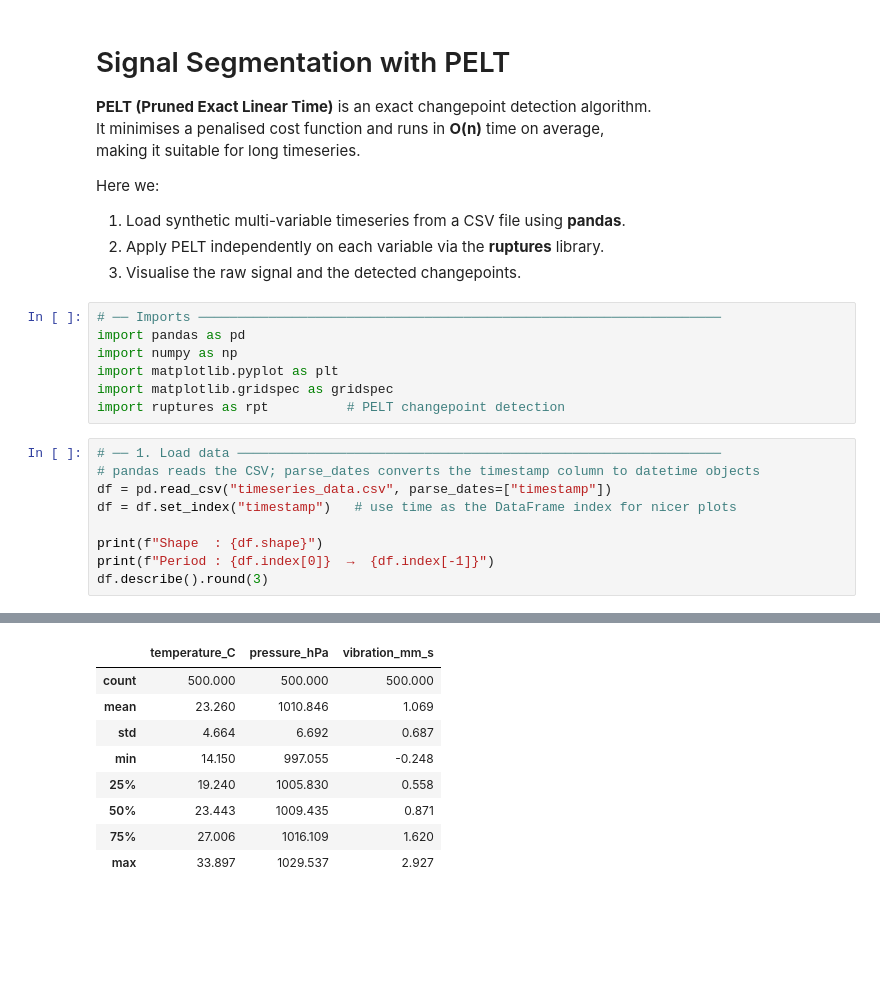
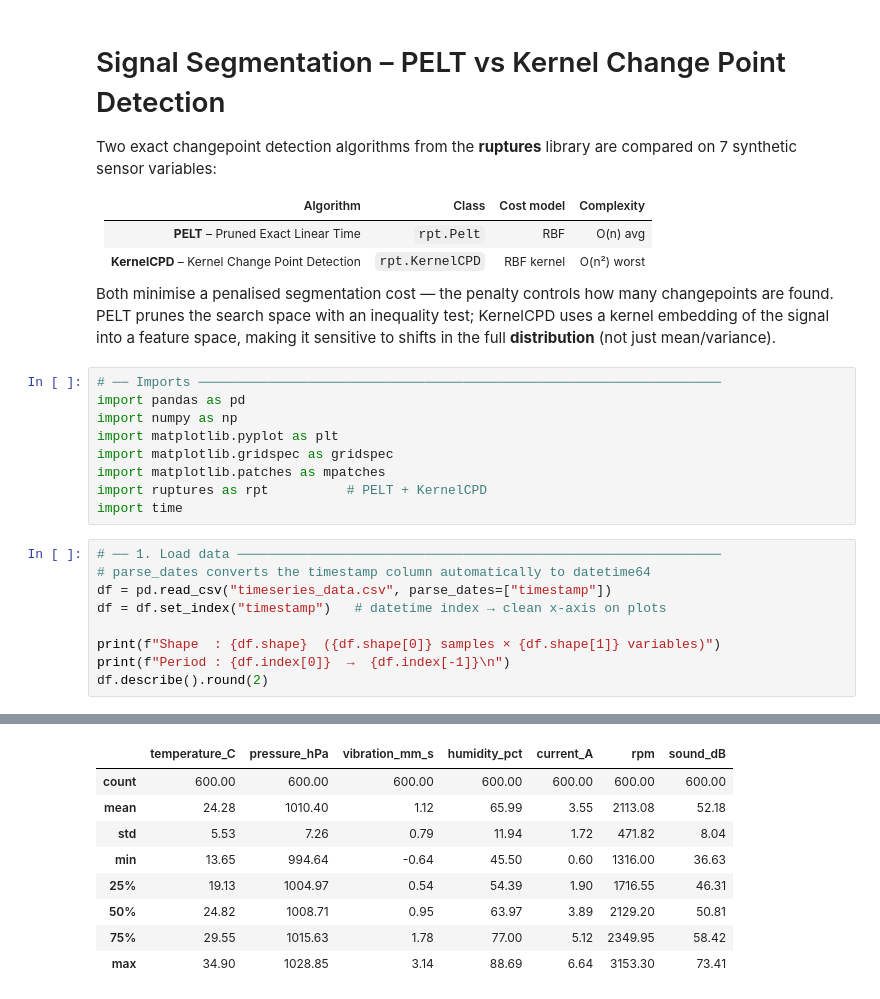
Before and after one commit to Chewgithub/signal_segmentation, a Jupyter notebook: signal_segmentation.ipynb, the cells around one changed output, grey strips where cells are left out. Cells and saved outputs as stored; diff of their text form; blank space fills up the shorter version.

Commit message:
PELT vs KernelCPD method

```diff
--- a/signal_segmentation.ipynb
+++ b/signal_segmentation.ipynb
@@ -1,28 +1,31 @@
 # %% [markdown]
-# Signal Segmentation with PELT
+# Signal Segmentation – PELT vs Kernel Change Point Detection
 
-**PELT (Pruned Exact Linear Time)** is an exact changepoint detection algorithm.
-It minimises a penalised cost function and runs in **O(n)** time on average,
-making it suitable for long timeseries.
+Two exact changepoint detection algorithms from the **ruptures** library are compared on 7 synthetic sensor variables:
 
-Here we:
-1. Load synthetic multi-variable timeseries from a CSV file using **pandas**.
-2. Apply PELT independently on each variable via the **ruptures** library.
-3. Visualise the raw signal and the detected changepoints.
+| Algorithm | Class | Cost model | Complexity |
+|-----------|-------|-----------|------------|
+| **PELT** – Pruned Exact Linear Time | `rpt.Pelt` | RBF | O(n) avg |
+| **KernelCPD** – Kernel Change Point Detection | `rpt.KernelCPD` | RBF kernel | O(n²) worst |
+
+Both minimise a penalised segmentation cost — the penalty controls how many changepoints are found.
+PELT prunes the search space with an inequality test; KernelCPD uses a kernel embedding of the signal into a feature space, making it sensitive to shifts in the full **distribution** (not just mean/variance).
 # %%
 # ── Imports ───────────────────────────────────────────────────────────────────
 import pandas as pd
 import numpy as np
 import matplotlib.pyplot as plt
 import matplotlib.gridspec as gridspec
-import ruptures as rpt          # PELT changepoint detection
+import matplotlib.patches as mpatches
+import ruptures as rpt          # PELT + KernelCPD
+import time
 # %%
 # ── 1. Load data ──────────────────────────────────────────────────────────────
-# pandas reads the CSV; parse_dates converts the timestamp column to datetime objects
+# parse_dates converts the timestamp column automatically to datetime64
 df = pd.read_csv("timeseries_data.csv", parse_dates=["timestamp"])
-df = df.set_index("timestamp")   # use time as the DataFrame index for nicer plots
+df = df.set_index("timestamp")   # datetime index → clean x-axis on plots
 
-print(f"Shape  : {df.shape}")
-print(f"Period : {df.index[0]}  →  {df.index[-1]}")
-df.describe().round(3)
+print(f"Shape  : {df.shape}  ({df.shape[0]} samples × {df.shape[1]} variables)")
+print(f"Period : {df.index[0]}  →  {df.index[-1]}\n")
+df.describe().round(2)
 # %% [output]
@@ -31,10 +34,10 @@ Period : 2024-01-01 00:00:00  →  2024-01-21 19:00:00
-|  | temperature_C | pressure_hPa | vibration_mm_s |
-| count | 500.000 | 500.000 | 500.000 |
-| mean | 23.260 | 1010.846 | 1.069 |
-| std | 4.664 | 6.692 | 0.687 |
-| min | 14.150 | 997.055 | -0.248 |
-| 25% | 19.240 | 1005.830 | 0.558 |
-| 50% | 23.443 | 1009.435 | 0.871 |
-| 75% | 27.006 | 1016.109 | 1.620 |
-| max | 33.897 | 1029.537 | 2.927 |
+|  | temperature_C | pressure_hPa | vibration_mm_s | humidity_pct | current_A | rpm | sound_dB |
+| count | 600.00 | 600.00 | 600.00 | 600.00 | 600.00 | 600.00 | 600.00 |
+| mean | 24.28 | 1010.40 | 1.12 | 65.99 | 3.55 | 2113.08 | 52.18 |
+| std | 5.53 | 7.26 | 0.79 | 11.94 | 1.72 | 471.82 | 8.04 |
+| min | 13.65 | 994.64 | -0.64 | 45.50 | 0.60 | 1316.00 | 36.63 |
+| 25% | 19.13 | 1004.97 | 0.54 | 54.39 | 1.90 | 1716.55 | 46.31 |
+| 50% | 24.82 | 1008.71 | 0.95 | 63.97 | 3.89 | 2129.20 | 50.81 |
+| 75% | 29.55 | 1015.63 | 1.78 | 77.00 | 5.12 | 2349.95 | 58.42 |
+| max | 34.90 | 1028.85 | 3.14 | 88.69 | 6.64 | 3153.30 | 73.41 |
 # %%
```
Also changed, not shown: parts of 4 cells of this notebook, 4 other files.
